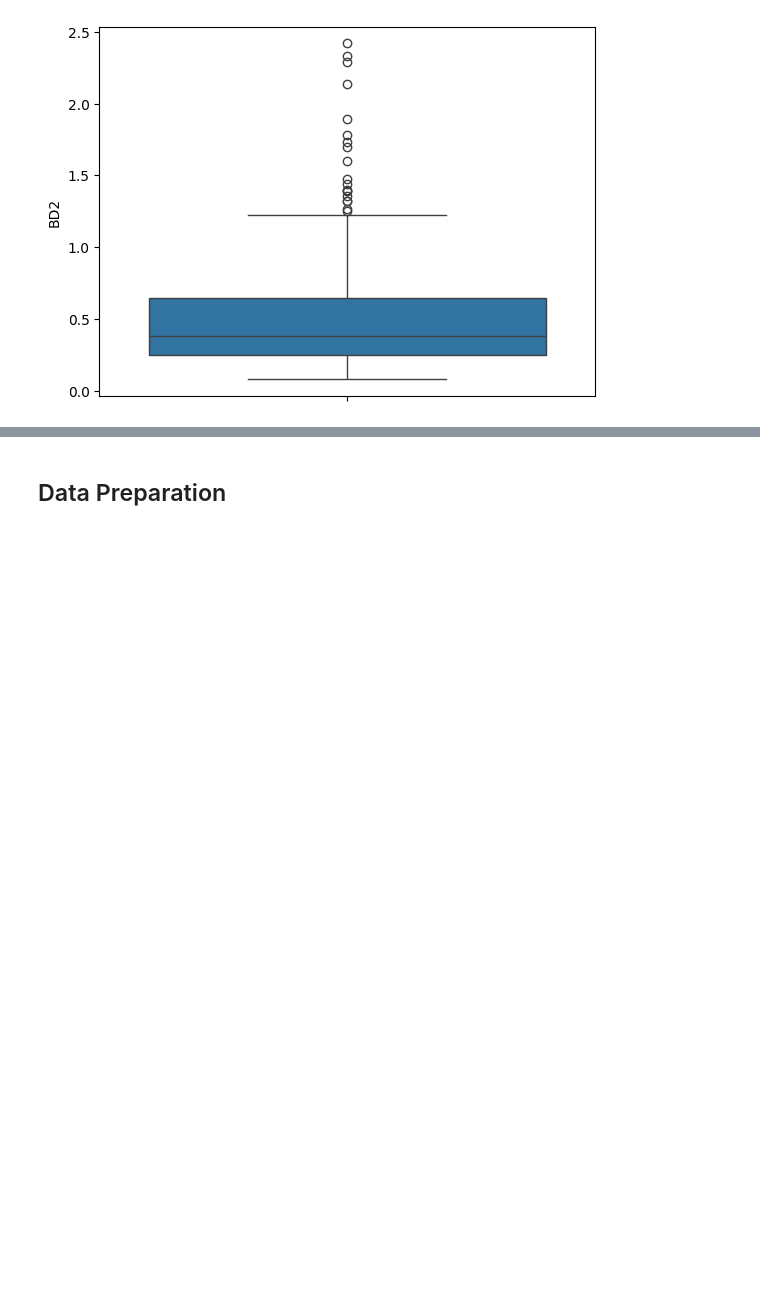
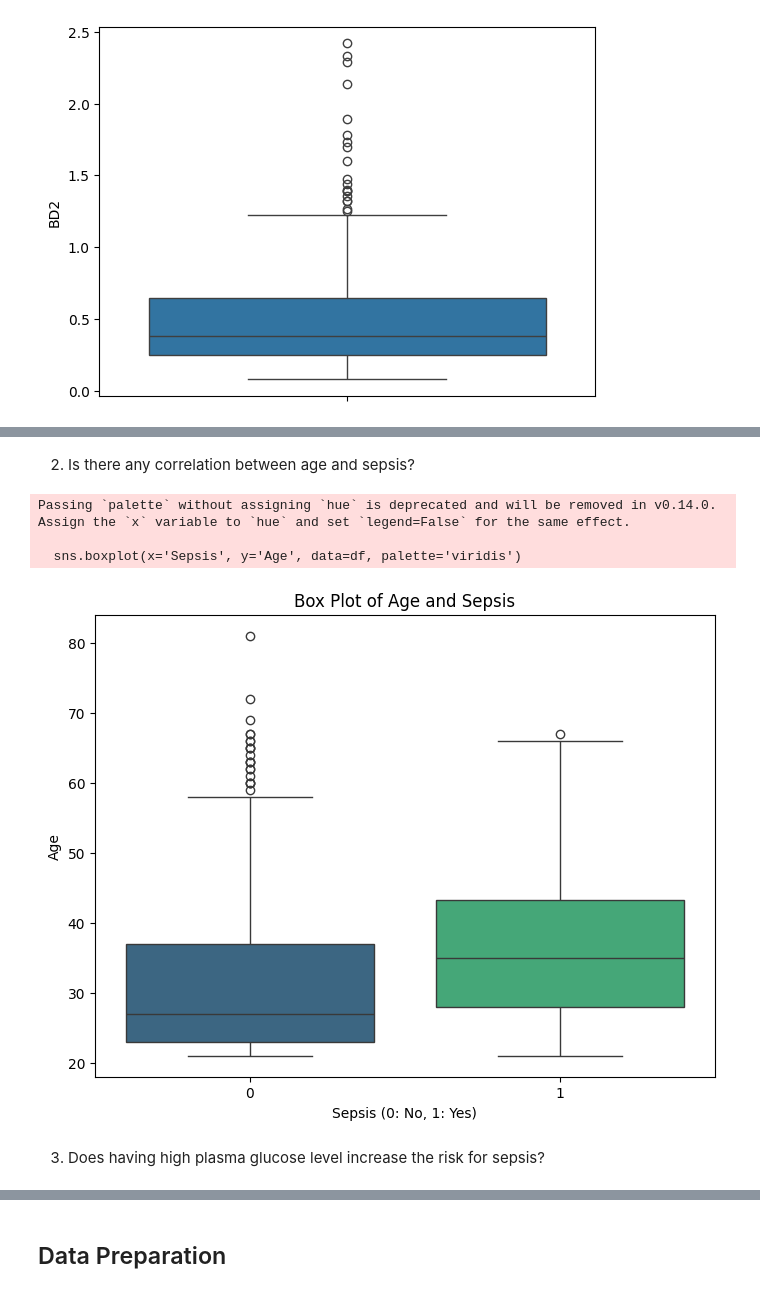
Before and after one commit to sethsot/P6-API_for_ML_model, a Jupyter notebook: machine_learning.ipynb, the cells around one changed output, grey strips where cells are left out. Drawn from its saved outputs; the diff is of its cells as text; code cells hidden in the pictures; blank space fills up the shorter version.

```diff
--- a/machine_learning.ipynb
+++ b/machine_learning.ipynb
@@ -285,3 +346,20 @@ sns.heatmap(correlation, annot=True, cmap='coolwarm')
+# %% [markdown]
+2. Is there any correlation between age and sepsis?
+# %%
+# Box plot
+plt.figure(figsize=(8, 6))
+sns.boxplot(x='Sepsis', y='Age', data=df, palette='viridis')
+plt.title('Box Plot of Age and Sepsis')
+plt.xlabel('Sepsis (0: No, 1: Yes)')
+plt.ylabel('Age')
+plt.show()
+# %% [output]
+Passing `palette` without assigning `hue` is deprecated and will be removed in v0.14.0. Assign the `x` variable to `hue` and set `legend=False` for the same effect.
+
+  sns.boxplot(x='Sepsis', y='Age', data=df, palette='viridis')
+[figure, added]
+# %% [markdown]
+3. Does having high plasma glucose level increase the risk for sepsis?
 # %%
 df.columns
 # %% [output]
```
Also changed, not shown: parts of 51 cells of this notebook, 5 other files.
